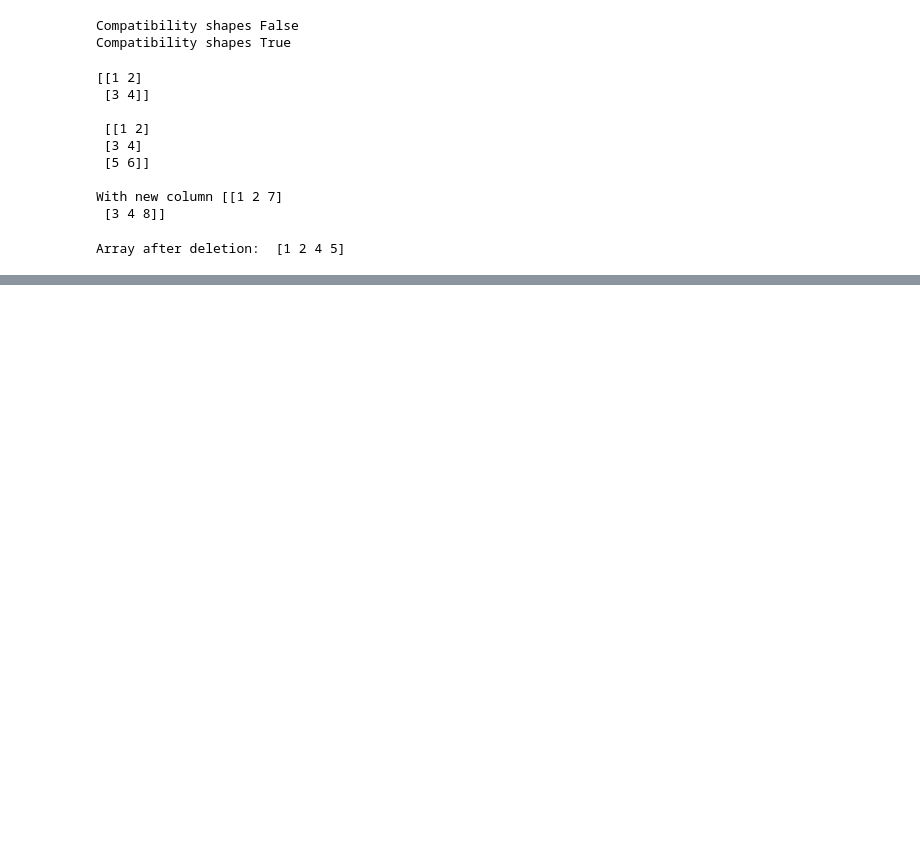
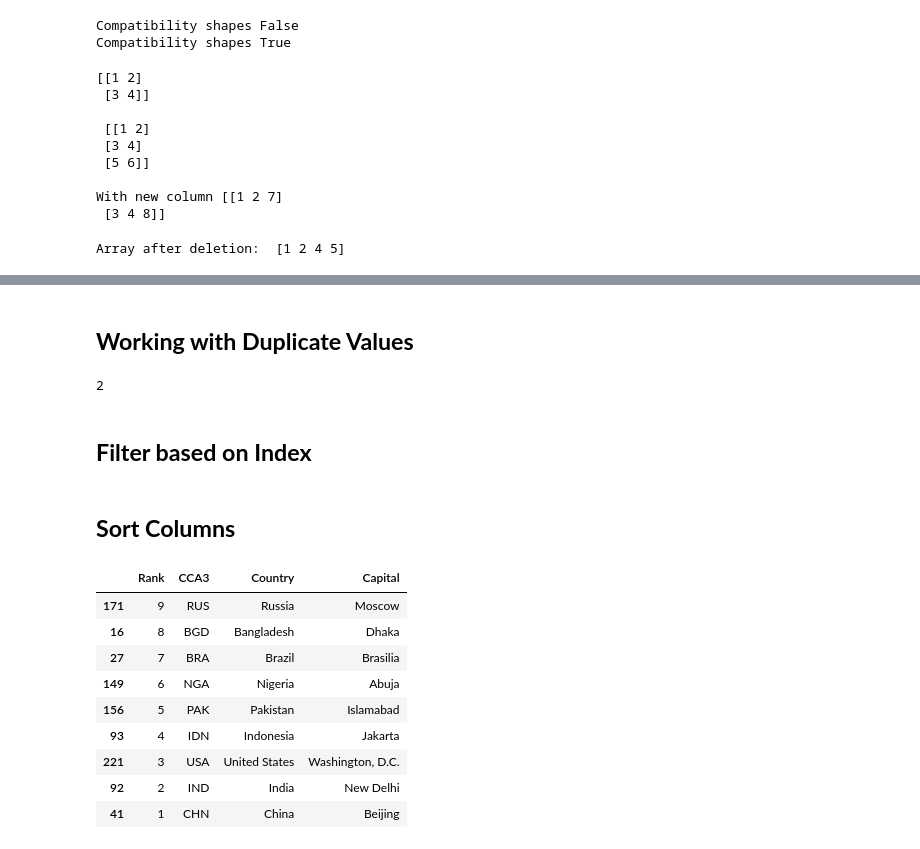
Before and after one commit to Eliminator746/kirat-Backend, a Jupyter notebook: numpy2025.ipynb, the cells around one changed output, grey strips where cells are left out. Drawn from its saved outputs; the diff is of its cells as text; code cells hidden in the pictures; blank space fills up the shorter version.

Commit message:
Added pandas too

```diff
--- a/numpy2025.ipynb
+++ b/numpy2025.ipynb
@@ -393,0 +533,2 @@ for item in data:
+# %% [markdown]
+## **Working with Duplicate Values**
@@ -393,0 +538,8 @@ for item in data:
+# %%
+# print(data['EEID'].duplicated())
+print(data['EEID'].duplicated().sum())    # Gives total count of duplicates
+# print(data.drop_duplicates(['EEID']))    # Drop duplicates
+# %% [output]
+2
+# %% [markdown]
+## **Filter based on Index**
@@ -393,0 +556,20 @@ for item in data:
+# %% [markdown]
+## **Sort Columns**
+# %%
+import pandas as pd
+df= pd.read_csv('sample_data/world_population.csv')
+required_colns = df.iloc[:,:4]
+
+# required_colns[df['Rank']<10].sort_values(by=['Country'], ascending=False)    # Sorted Country in desc order
+required_colns[df['Rank']<10].sort_values(by=['Rank', 'Country'], ascending=[False,True]) # Sorted Rank desc, country asc
+# %% [output]
+|  | Rank | CCA3 | Country | Capital |
+| 171 | 9 | RUS | Russia | Moscow |
+| 16 | 8 | BGD | Bangladesh | Dhaka |
+| 27 | 7 | BRA | Brazil | Brasilia |
+| 149 | 6 | NGA | Nigeria | Abuja |
+| 156 | 5 | PAK | Pakistan | Islamabad |
+| 93 | 4 | IDN | Indonesia | Jakarta |
+| 221 | 3 | USA | United States | Washington, D.C. |
+| 92 | 2 | IND | India | New Delhi |
+| 41 | 1 | CHN | China | Beijing |
```
Also changed, not shown: parts of 20 cells of this notebook.
